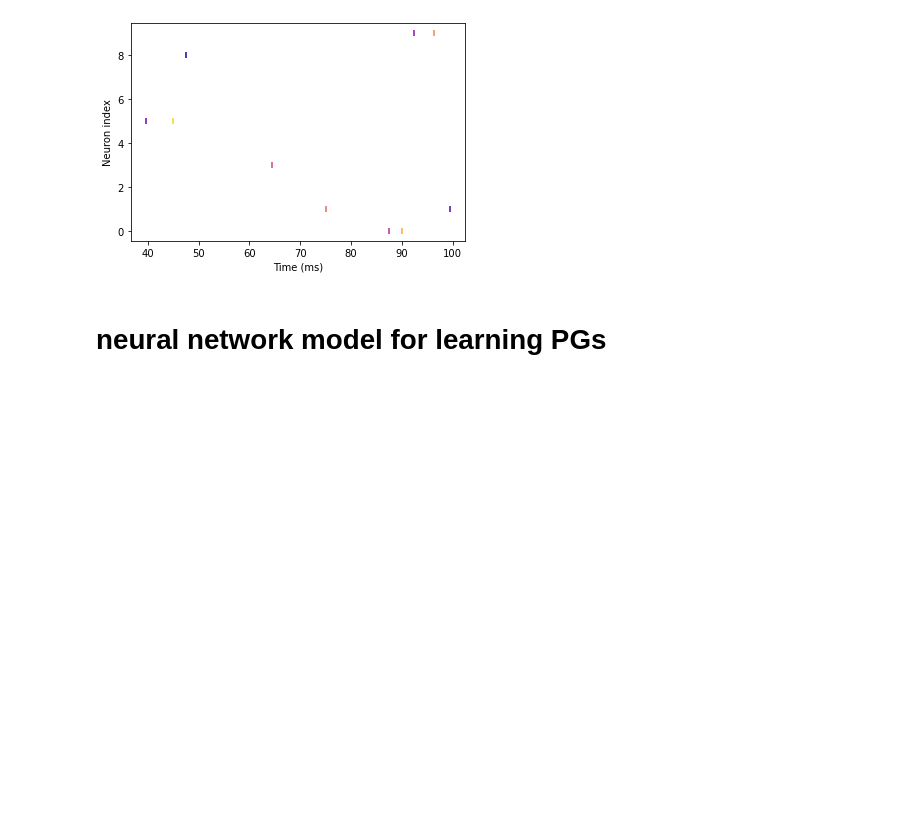
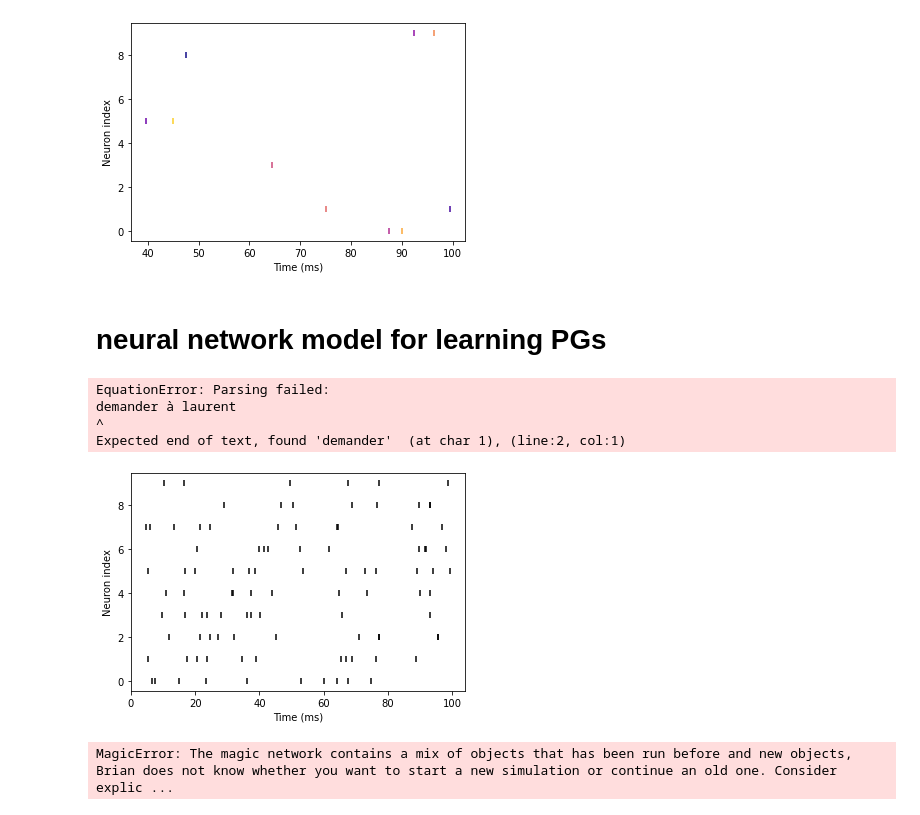
Before and after one commit to camillebesnainou/2022-01-10-polychrony, a Jupyter notebook: 2022-02-22-twosday.ipynb, the cells around one changed output. Cells and saved outputs as stored; diff of their text form; code cells hidden in the pictures; blank space fills up the shorter version.

```diff
--- a/2022-02-22-twosday.ipynb
+++ b/2022-02-22-twosday.ipynb
@@ -74,0 +156,49 @@ for i in PGs:
+# %%
+ind = np.random.randint(0, N, size = N*10)
+temps = np.random.rand(ind.size)*100*ms
+
+input_ = SpikeGeneratorGroup(N, ind, temps)
+spike_in = SpikeMonitor(input_)
+
+t = spike_in.t/ms
+I = spike_in.i
+raster = (t, I)
+
+#eqs = '''
+#demander à laurent
+#'''
+
+output_ = NeuronGroup(2, eqs = ,threshold='v>30*mV', reset='v = 0', method='exact')
+spike_out = SpikeMonitor(output_)
+
+Syn = Synapses(input_, output_, on_pre='v+=w') # quand on a un spike, on ajoute la valeur de w
+
+Syn.connect(i=0, j=3)
+
+run(duration)
+# %% [output]
+EquationError: Parsing failed:
+demander à laurent
+^
+Expected end of text, found 'demander'  (at char 1), (line:2, col:1)
+# %%
+plt.scatter(raster[0], raster[1], color = "k", marker = "|")
+xlabel('Time (ms)')
+ylabel('Neuron index');
+# %% [output]
+[figure, added]
+# %%
+tau = 10*ms
+eqs = '''
+demander à Laurent
+'''
+MILLE = NeuronGroup(2, eqs,threshold='v>1', reset='v = 0', method='exact')
+spike_mille = SpikeMonitor(MILLE)
+
+Syn = Synapses(CAM, MILLE, on_pre='v_post += 0.2')
+
+Syn.connect(i=0, j=1)
+
+run(duration)
+# %% [output]
+MagicError: The magic network contains a mix of objects that has been run before and new objects, Brian does not know whether you want to start a new simulation or continue an old one. Consider explic ...
```
Also changed, not shown: parts of 33 cells of this notebook, 10 other files.
